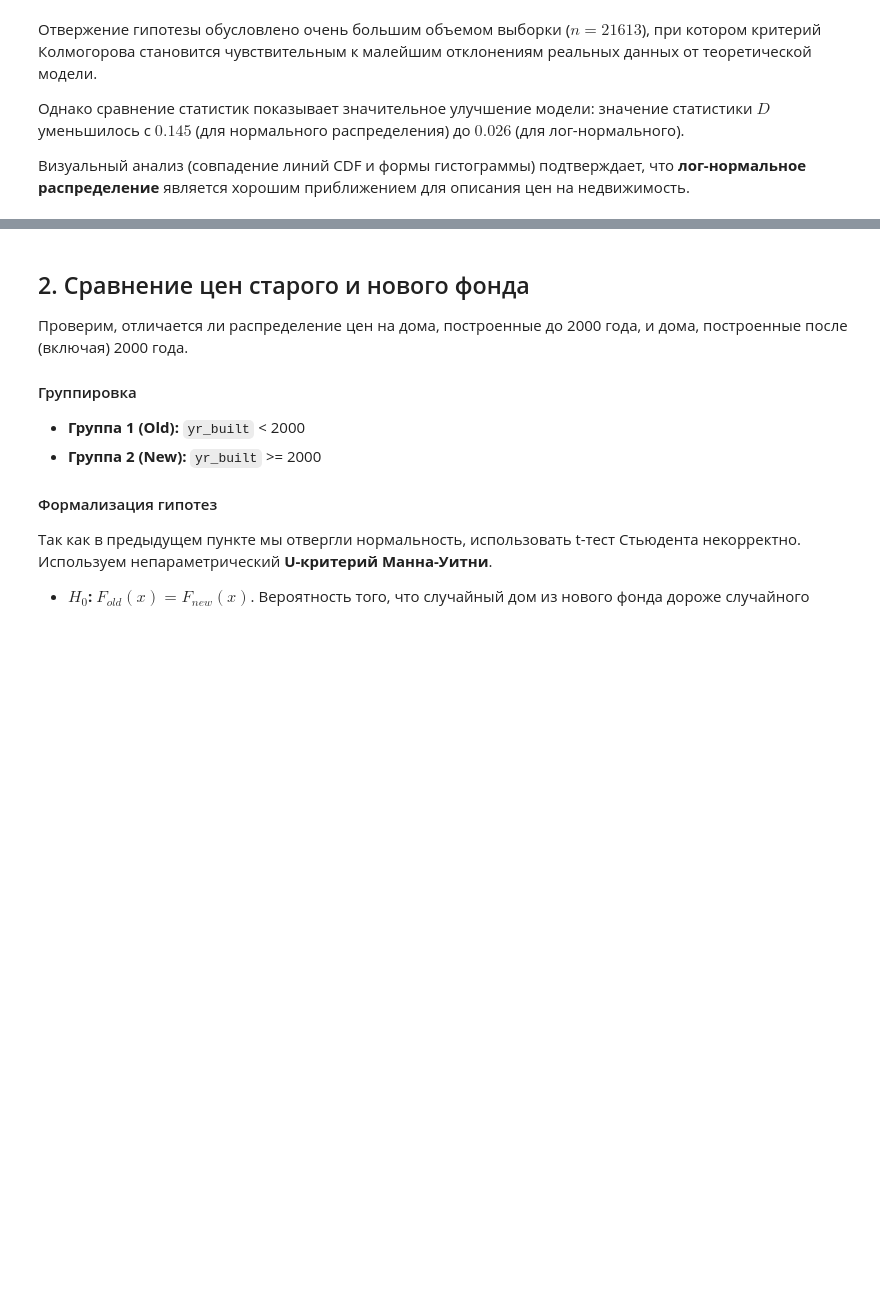
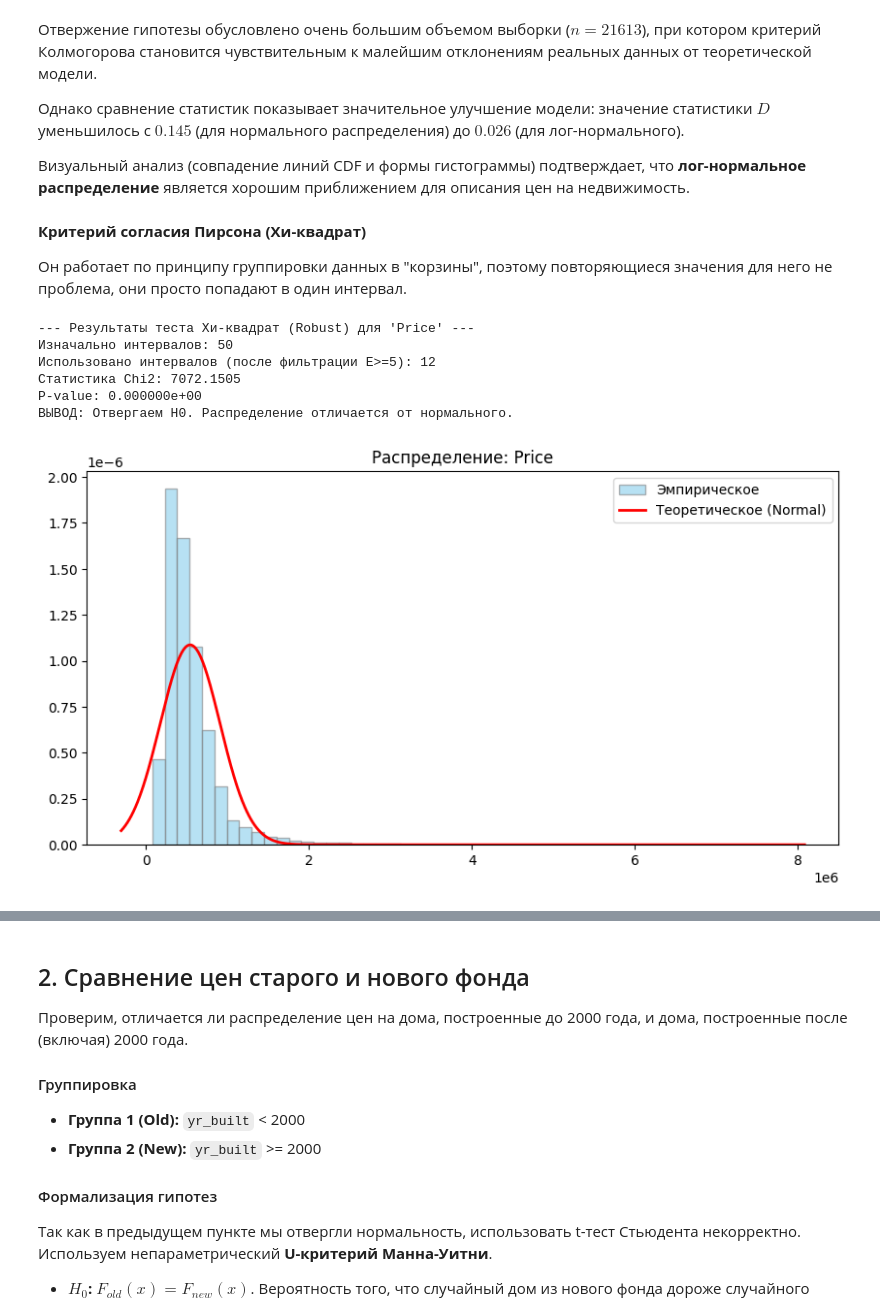
Before and after one commit to bobrnebobr/TeorVer-lab2, a Jupyter notebook: Task 5.ipynb, the cells around one changed output, grey strips where cells are left out. Saved outputs shown, nothing was run; the diff lists cells and outputs as text; code cells hidden in the pictures; blank space fills up the shorter version.

```diff
--- a/Task 5.ipynb
+++ b/Task 5.ipynb
@@ -130,3 +130,7 @@ manual_kolmogorov_test(prices_log)
 Однако сравнение статистик показывает значительное улучшение модели: значение статистики $D$ уменьшилось с $0.145$ (для нормального распределения) до $0.026$ (для лог-нормального).
 
 Визуальный анализ (совпадение линий CDF и формы гистограммы) подтверждает, что **лог-нормальное распределение** является хорошим приближением для описания цен на недвижимость.
+# %% [markdown]
+**Критерий согласия Пирсона (Хи-квадрат)**
+
+Он работает по принципу группировки данных в "корзины", поэтому повторяющиеся значения для него не проблема, они просто попадают в один интервал.
@@ -132,0 +189,10 @@ manual_kolmogorov_test(prices_log)
+# %%
+chi_square_test_robust(prices, label="Price")
+# %% [output]
+--- Результаты теста Хи-квадрат (Robust) для 'Price' ---
+Изначально интервалов: 50
+Использовано интервалов (после фильтрации E>=5): 12
+Статистика Chi2: 7072.1505
+P-value: 0.000000e+00
+ВЫВОД: Отвергаем H0. Распределение отличается от нормального.
+[figure, added]
```
Also changed, not shown: parts of 3 cells of this notebook.
